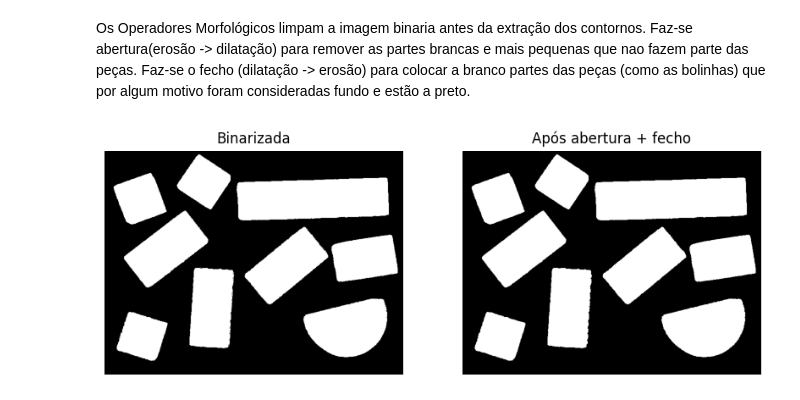
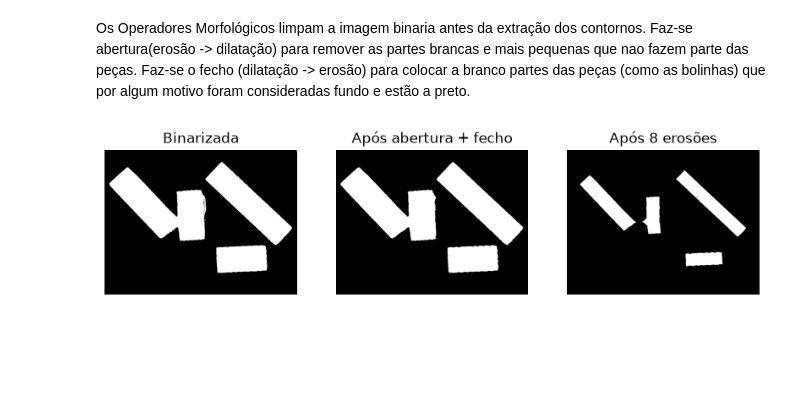
Before and after one commit to beatizisjesus-ctrl/PIV_TP1, a Jupyter notebook: PIV_TP1.ipynb, the cells around one changed output. Drawn from its saved outputs; the diff is of its cells as text; code cells hidden in the pictures; blank space fills up the shorter version.

```diff
--- a/PIV_TP1.ipynb
+++ b/PIV_TP1.ipynb
@@ -52,25 +52,40 @@ Os Operadores Morfológicos limpam a imagem binaria antes da extração dos cont
 # %%
 #Operadores Morfológicos
 
-kernel = cv2.getStructuringElement(cv2.MORPH_ELLIPSE, (3, 3))
+kernel_a = cv2.getStructuringElement(cv2.MORPH_ELLIPSE, (7,7)) # elemento estruturante
+kernel_f = cv2.getStructuringElement(cv2.MORPH_ELLIPSE, (3,3))
 
+# A abertura vem primeiro para remover o ruído antes de fechar, senão o fecho consolidava os pontos de ruído junto às peças.
+# O fecho é menor para fechar só pequenos buracos, como os reflexos nos pinos do Lego, sem voltar a ligar peças próximas.
+
+# A função limpar aplica abertura seguida de fecho a uma imagem binária
+# Problema: não separam peças muito próximas
 def limpar(bin_):
-    bin_ = cv2.morphologyEx(bin_, cv2.MORPH_OPEN, kernel)    # abertura
-    bin_ = cv2.morphologyEx(bin_, cv2.MORPH_CLOSE, kernel)   # fecho
-    return bin_
+    abertura = cv2.morphologyEx(bin_, cv2.MORPH_OPEN, kernel_a)    # abertura
+    fecho = cv2.morphologyEx(abertura, cv2.MORPH_CLOSE, kernel_f)   # fecho
+    return fecho
+
+# A função separar aplica erosão a uma imagem limpa para separar as peças
+# o 8 foi escolhido depois de testar com vários valores (célula a seguir)
+def separar(limpa, it=8):
+    return cv2.erode(limpa, kernel_a, iterations=it)
 
 treino_limpo = [limpar(b) for b in treino_bin]
+treino_sep   = [separar(l) for l in treino_limpo]
 
+fig, ax = plt.subplots(1, 3, figsize=(10, 4))
 
-fig, ax = plt.subplots(1, 2, figsize=(10, 4))
-
-ax[0].imshow(treino_bin[0], cmap="gray")
+ax[0].imshow(treino_bin[3], cmap="gray")
 ax[0].set_title("Binarizada")
 ax[0].axis("off")
 
-ax[1].imshow(treino_limpo[0], cmap="gray")
+ax[1].imshow(treino_limpo[3], cmap="gray")
 ax[1].set_title("Após abertura + fecho")
 ax[1].axis("off")
+
+ax[2].imshow(treino_sep[3], cmap="gray")
+ax[2].set_title("Após 8 erosões")
+ax[2].axis("off")
 plt.show()
 # %% [output]
-[figure, old version]
+[figure, new version]
```
Also changed, not shown: parts of 5 cells of this notebook.
